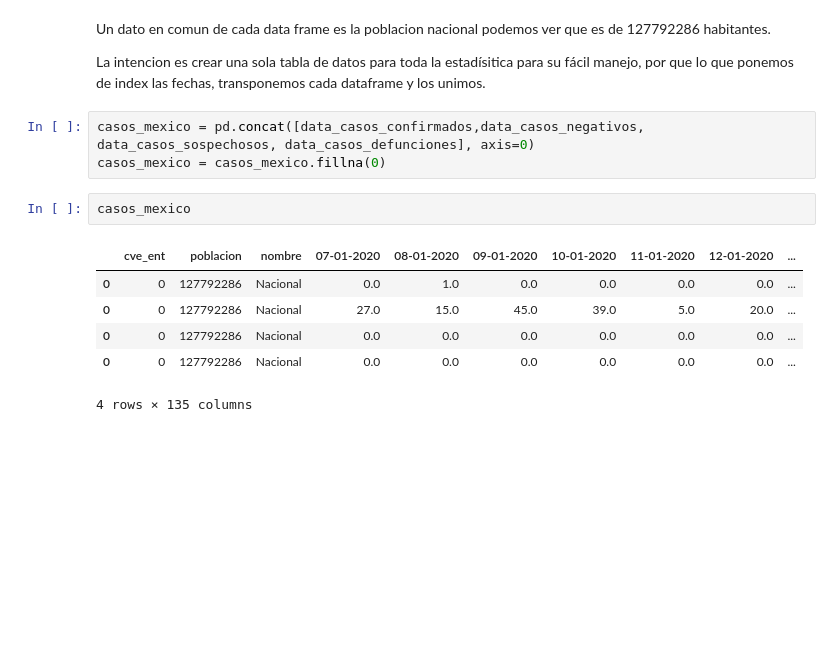
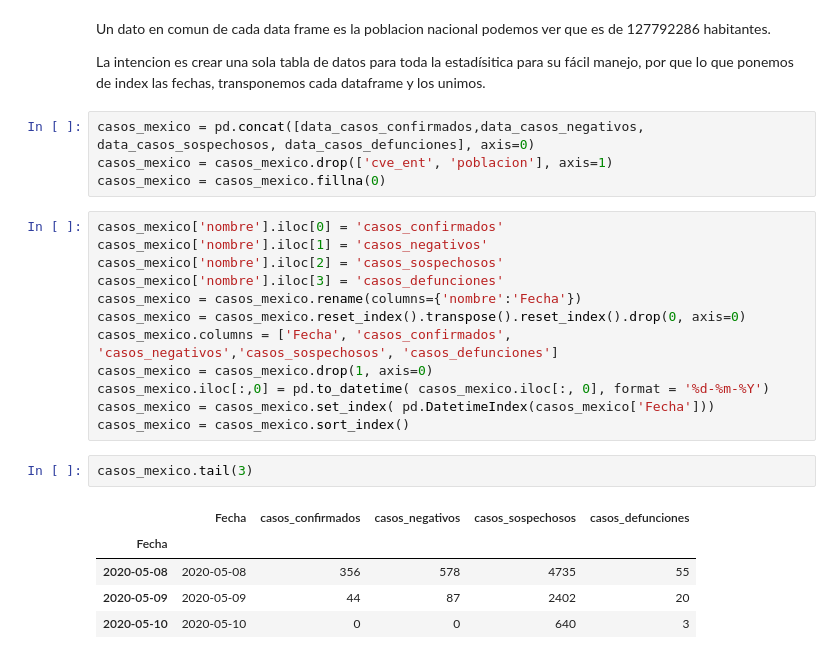
Before and after one commit to Physicworld/ProyectoIO, a Jupyter notebook: ProyectoIO_Notebook.ipynb, the cells around one changed output. Cells and saved outputs as stored; diff of their text form; blank space fills up the shorter version.

```diff
--- a/ProyectoIO_Notebook.ipynb
+++ b/ProyectoIO_Notebook.ipynb
@@ -118,13 +121,25 @@ Un dato en comun de cada data frame es la poblacion nacional podemos ver que es
 La intencion es crear una sola tabla de datos para toda la estadísitica para su fácil manejo, por que lo que ponemos de index las fechas, transponemos cada dataframe y los unimos.
 # %%
 casos_mexico = pd.concat([data_casos_confirmados,data_casos_negativos, data_casos_sospechosos, data_casos_defunciones], axis=0)
+casos_mexico = casos_mexico.drop(['cve_ent', 'poblacion'], axis=1)
 casos_mexico = casos_mexico.fillna(0)
+# %%
+casos_mexico['nombre'].iloc[0] = 'casos_confirmados'
+casos_mexico['nombre'].iloc[1] = 'casos_negativos'
+casos_mexico['nombre'].iloc[2] = 'casos_sospechosos'
+casos_mexico['nombre'].iloc[3] = 'casos_defunciones'
+casos_mexico = casos_mexico.rename(columns={'nombre':'Fecha'})
+casos_mexico = casos_mexico.reset_index().transpose().reset_index().drop(0, axis=0)
+casos_mexico.columns = ['Fecha', 'casos_confirmados', 'casos_negativos','casos_sospechosos', 'casos_defunciones']
+casos_mexico = casos_mexico.drop(1, axis=0)
+casos_mexico.iloc[:,0] = pd.to_datetime( casos_mexico.iloc[:, 0], format = '%d-%m-%Y')
+casos_mexico = casos_mexico.set_index( pd.DatetimeIndex(casos_mexico['Fecha']))
+casos_mexico = casos_mexico.sort_index()
 # %%
-casos_mexico
+casos_mexico.tail(3)
 # %% [output]
-|  | cve_ent | poblacion | nombre | 07-01-2020 | 08-01-2020 | 09-01-2020 | 10-01-2020 | 11-01-2020 | 12-01-2020 | ... |
-| 0 | 0 | 127792286 | Nacional | 0.0 | 1.0 | 0.0 | 0.0 | 0.0 | 0.0 | ... |
-| 0 | 0 | 127792286 | Nacional | 27.0 | 15.0 | 45.0 | 39.0 | 5.0 | 20.0 | ... |
-| 0 | 0 | 127792286 | Nacional | 0.0 | 0.0 | 0.0 | 0.0 | 0.0 | 0.0 | ... |
-| 0 | 0 | 127792286 | Nacional | 0.0 | 0.0 | 0.0 | 0.0 | 0.0 | 0.0 | ... |
+|  | Fecha | casos_confirmados | casos_negativos | casos_sospechosos | casos_defunciones |
+| Fecha |  |  |  |  |  |
+| 2020-05-08 | 2020-05-08 | 356 | 578 | 4735 | 55 |
+| 2020-05-09 | 2020-05-09 | 44 | 87 | 2402 | 20 |
+| 2020-05-10 | 2020-05-10 | 0 | 0 | 640 | 3 |
-4 rows × 135 columns
```
Also changed, not shown: parts of 3 cells of this notebook.
